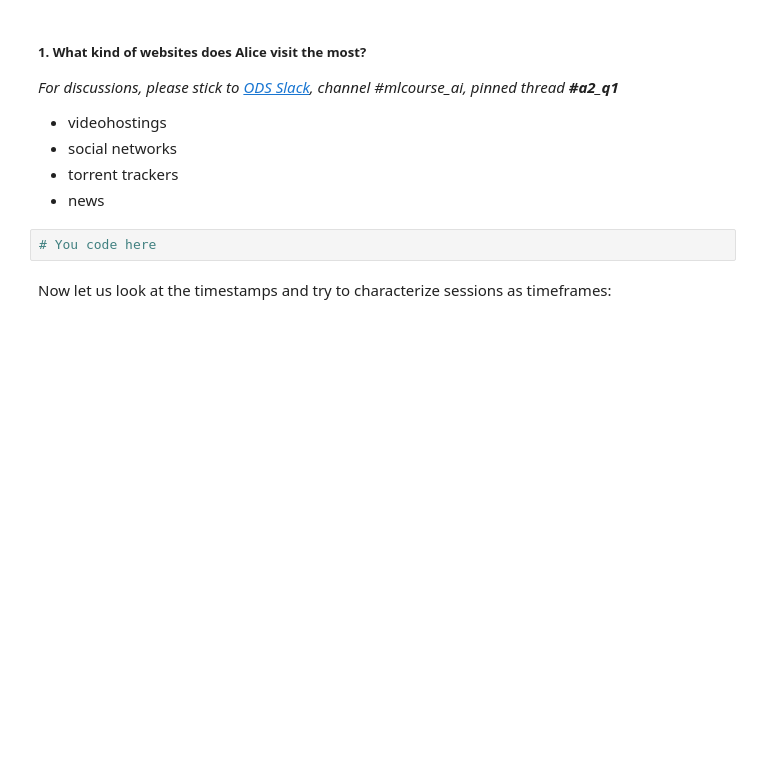
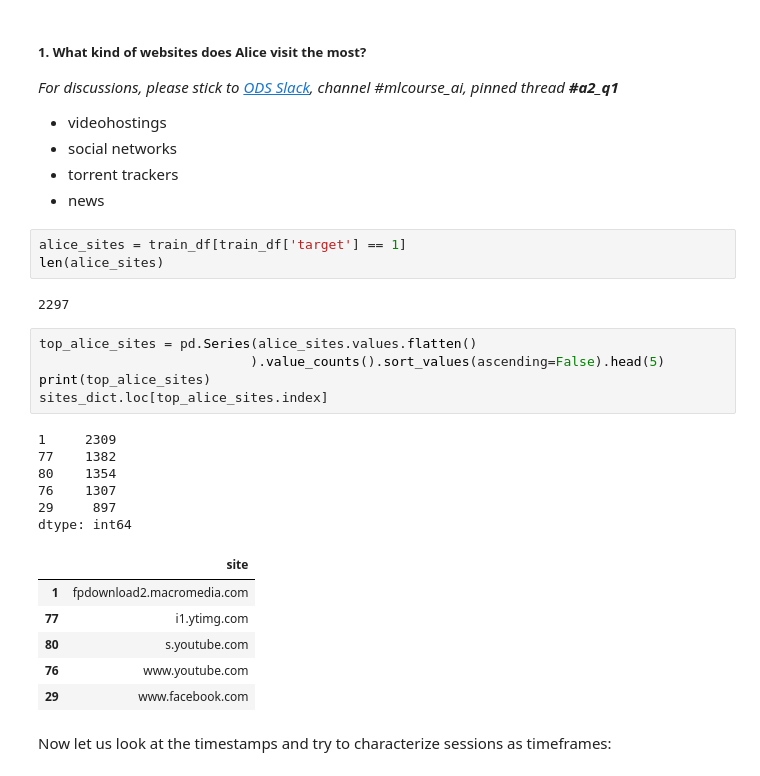
Before and after one commit to wtfleming/mlcourse.ai, a Jupyter notebook: jupyter_english/assignments_spring2019/assignment2_part1_alice_logistic_regression.ipynb, the cells around one changed output. Drawn from its saved outputs; the diff is of its cells as text; blank space fills up the shorter version.

```diff
--- a/jupyter_english/assignments_spring2019/assignment2_part1_alice_logistic_regression.ipynb
+++ b/jupyter_english/assignments_spring2019/assignment2_part1_alice_logistic_regression.ipynb
@@ -158,8 +158,29 @@ dtype: int64
 - social networks
 - torrent trackers
 - news
-# %%
-# You code here
+# %%
+alice_sites = train_df[train_df['target'] == 1]
+len(alice_sites)
+# %% [output]
+2297
+# %%
+top_alice_sites = pd.Series(alice_sites.values.flatten()
+                           ).value_counts().sort_values(ascending=False).head(5)
+print(top_alice_sites)
+sites_dict.loc[top_alice_sites.index]
+# %% [output]
+1     2309
+77    1382
+80    1354
+76    1307
+29     897
+dtype: int64
+|  | site |
+| 1 | fpdownload2.macromedia.com |
+| 77 | i1.ytimg.com |
+| 80 | s.youtube.com |
+| 76 | www.youtube.com |
+| 29 | www.facebook.com |
 # %% [markdown]
 Now let us look at the timestamps and try to characterize sessions as timeframes:
 # %%
```
Also changed, not shown: parts of 7 cells of this notebook.
